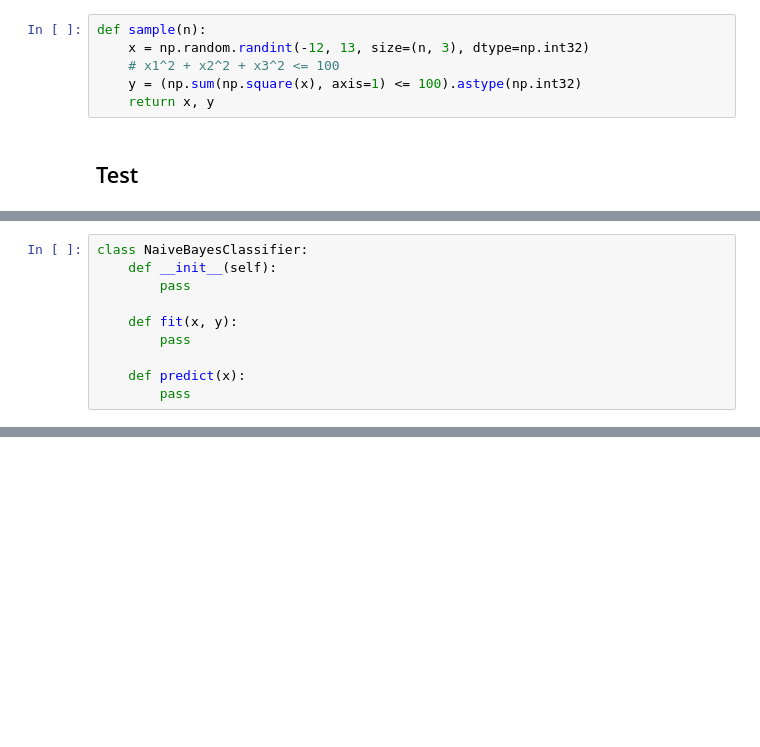
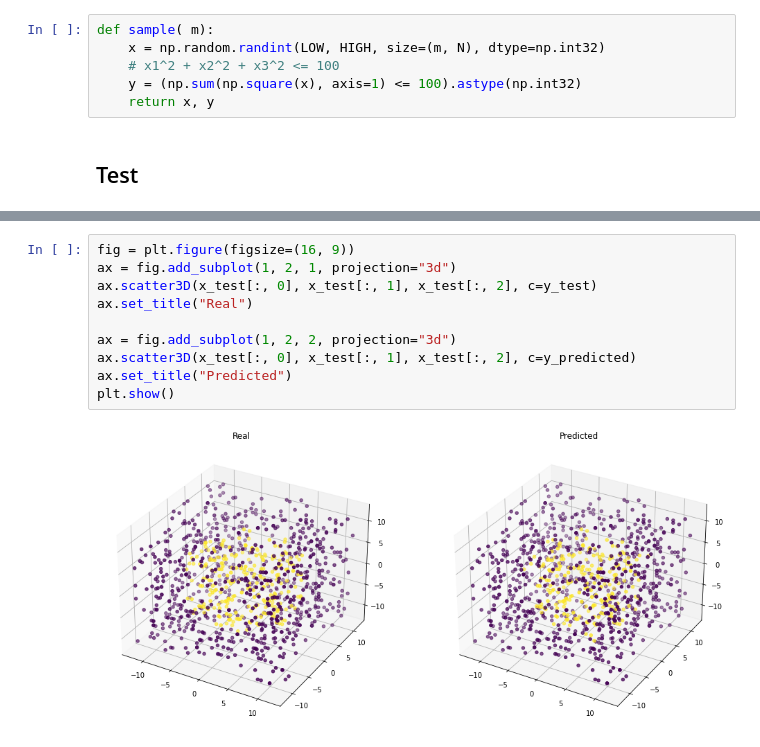
Before and after one commit to FreeLike76/StatisticalML, a Jupyter notebook: NaiveBayesClassifier.ipynb, the cells around one changed output, grey strips where cells are left out. Drawn from its saved outputs; the diff is of its cells as text; blank space fills up the shorter version.

```diff
--- a/NaiveBayesClassifier.ipynb
+++ b/NaiveBayesClassifier.ipynb
@@ -11,8 +19,8 @@ import matplotlib.pyplot as plt
 # %% [markdown]
 ## Sample function
 # %%
-def sample(n):
-    x = np.random.randint(-12, 13, size=(n, 3), dtype=np.int32)
+def sample( m):
+    x = np.random.randint(LOW, HIGH, size=(m, N), dtype=np.int32)
     # x1^2 + x2^2 + x3^2 <= 100
     y = (np.sum(np.square(x), axis=1) <= 100).astype(np.int32)
     return x, y
@@ -37,10 +47,0 @@ plt.show()
-# %%
-class NaiveBayesClassifier:
-    def __init__(self):
-        pass
-
-    def fit(x, y):
-        pass
-
-    def predict(x):
-        pass
@@ -46,0 +100,12 @@ class NaiveBayesClassifier:
+# %%
+fig = plt.figure(figsize=(16, 9))
+ax = fig.add_subplot(1, 2, 1, projection="3d")
+ax.scatter3D(x_test[:, 0], x_test[:, 1], x_test[:, 2], c=y_test)
+ax.set_title("Real")
+
+ax = fig.add_subplot(1, 2, 2, projection="3d")
+ax.scatter3D(x_test[:, 0], x_test[:, 1], x_test[:, 2], c=y_predicted)
+ax.set_title("Predicted")
+plt.show()
+# %% [output]
+[figure, added]
```
Also changed, not shown: parts of 9 cells of this notebook.
